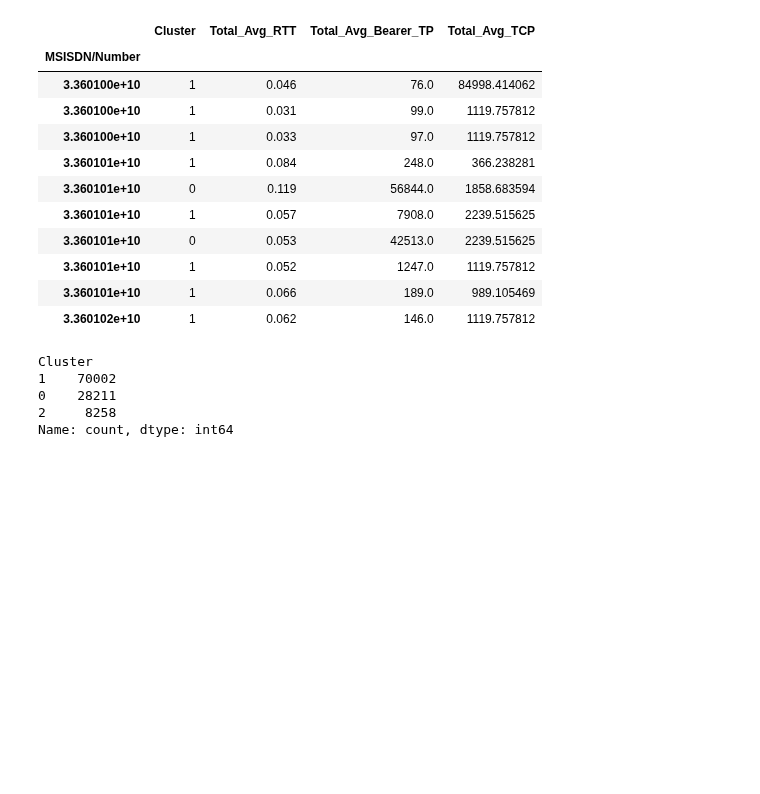
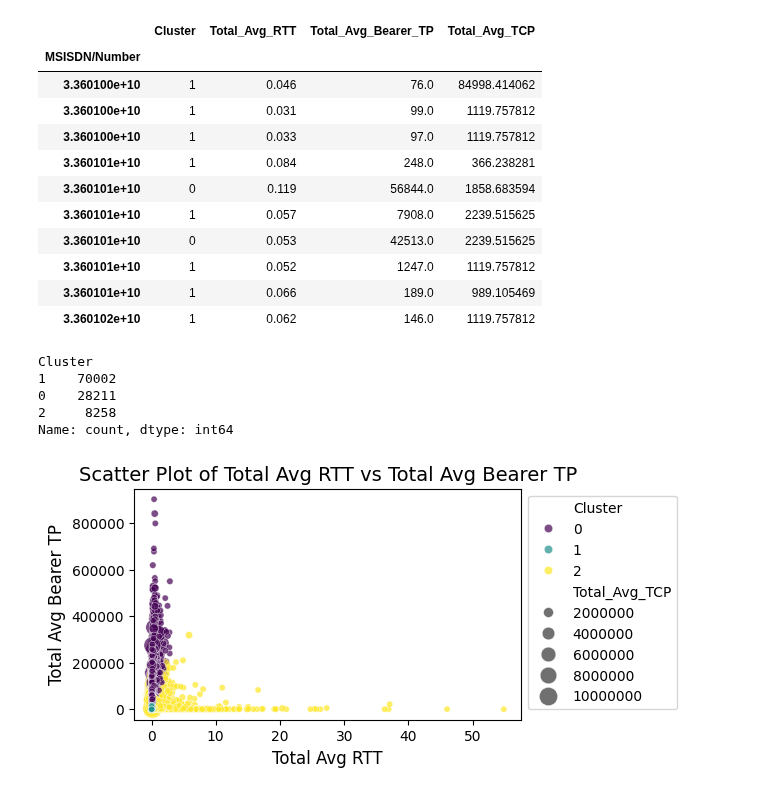
Before and after one commit to YonatanMoges/user-overview-analysis, a Jupyter notebook: notebook/user_experience.ipynb, the cells around one changed output. Saved outputs shown, nothing was run; the diff lists cells and outputs as text; code cells hidden in the pictures; blank space fills up the shorter version.

```diff
--- a/notebook/user_experience.ipynb
+++ b/notebook/user_experience.ipynb
@@ -343,3 +343,25 @@ Cluster
 0    28211
 2     8258
 Name: count, dtype: int64
+# %%
+plt.figure(figsize=(5, 3))  # Optional: Adjust the figure size
+
+sns.scatterplot(data=experiance_metric_df,
+                x='Total_Avg_RTT',
+                y='Total_Avg_Bearer_TP',
+                hue='Cluster',          # Color based on 'Cluster'
+                size='Total_Avg_TCP',   # Size based on 'Total_Avg_TCP'
+                sizes=(20, 200),        # Control min/max sizes of the points
+                palette='viridis',      # Color palette
+                alpha=0.7)              # Transparency of the points
+
+# Add labels and title
+plt.title('Scatter Plot of Total Avg RTT vs Total Avg Bearer TP', fontsize=14)
+plt.xlabel('Total Avg RTT', fontsize=12)
+plt.ylabel('Total Avg Bearer TP', fontsize=12)
+
+# Show plot
+plt.legend(bbox_to_anchor=(1, 1), loc='upper left')  # Place legend outside the plot
+plt.show()
+# %% [output]
+[figure, added]
```
Also changed, not shown: parts of 1 cell of this notebook, 4 other files.
